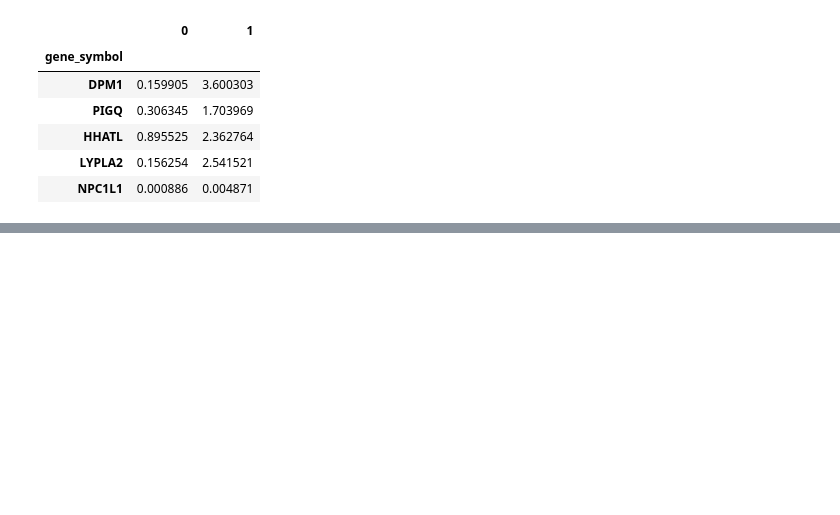
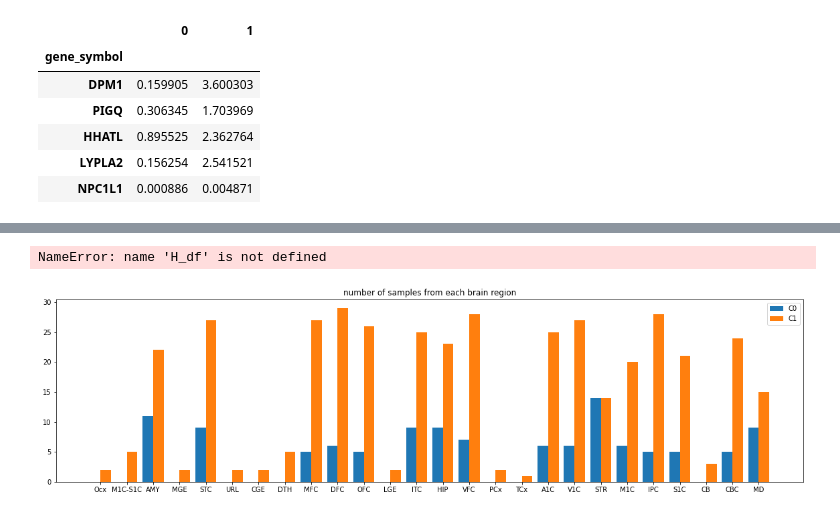
Before and after one commit to AkivaAK/neurodevelopmental-clustering-of-gene-expression, a Jupyter notebook: brainlipo1.ipynb, the cells around one changed output, grey strips where cells are left out. Saved outputs shown, nothing was run; the diff lists cells and outputs as text; code cells hidden in the pictures; blank space fills up the shorter version.

```diff
--- a/brainlipo1.ipynb
+++ b/brainlipo1.ipynb
@@ -555,0 +484,48 @@ for gene in genes:
+# %%
+x=[]
+for value in H.T:
+    if value[0] > value[1]:
+        x.append(0)
+#     elif value[1] > value[0] and value[1]>value[2]:
+#         x.append(1)
+#     else:x.append(2)
+    else:
+        x.append(1)
+H_df['C']=x
+
+H_df['C_new']=H_df.iloc[:,0:2].idxmax(axis=1)
+
+# H_df['0_1_diff'] =H_df[0]-H_df[1]
+# H_df=H_df.sort_values(by='0_1_diff', ascending=False)
+
+C0s=H_df.loc[H_df['C']==0].index
+C1s=H_df.loc[H_df['C']==1].index
+# C2s=H_df.loc[H_df['C']==2].index
+# %% [output]
+NameError: name 'H_df' is not defined
+# %%
+brainreg=metadata.brain_region.unique().tolist()
+regdict0={}
+regdict1={}
+
+for r in brainreg:
+    regdict0[r]=0
+    regdict1[r]=0
+count=0
+for regs in metadata.brain_region:
+    if x[count]==0:
+        regdict0[regs]+=1
+    else:
+        regdict1[regs]+=1
+    count+=1
+plt.figure(figsize=(20,5))
+X_axis = np.arange(len(brainreg))
+
+plt.bar(X_axis-.2, regdict0.values(),.4)
+plt.bar(X_axis+.2, regdict1.values(),.4)
+plt.xticks(X_axis, brainreg)
+plt.title('number of samples from each brain region')
+plt.legend(["C0","C1"])
+plt.show();
+# %% [output]
+[figure, added]
```
Also changed, not shown: parts of 27 cells of this notebook.
